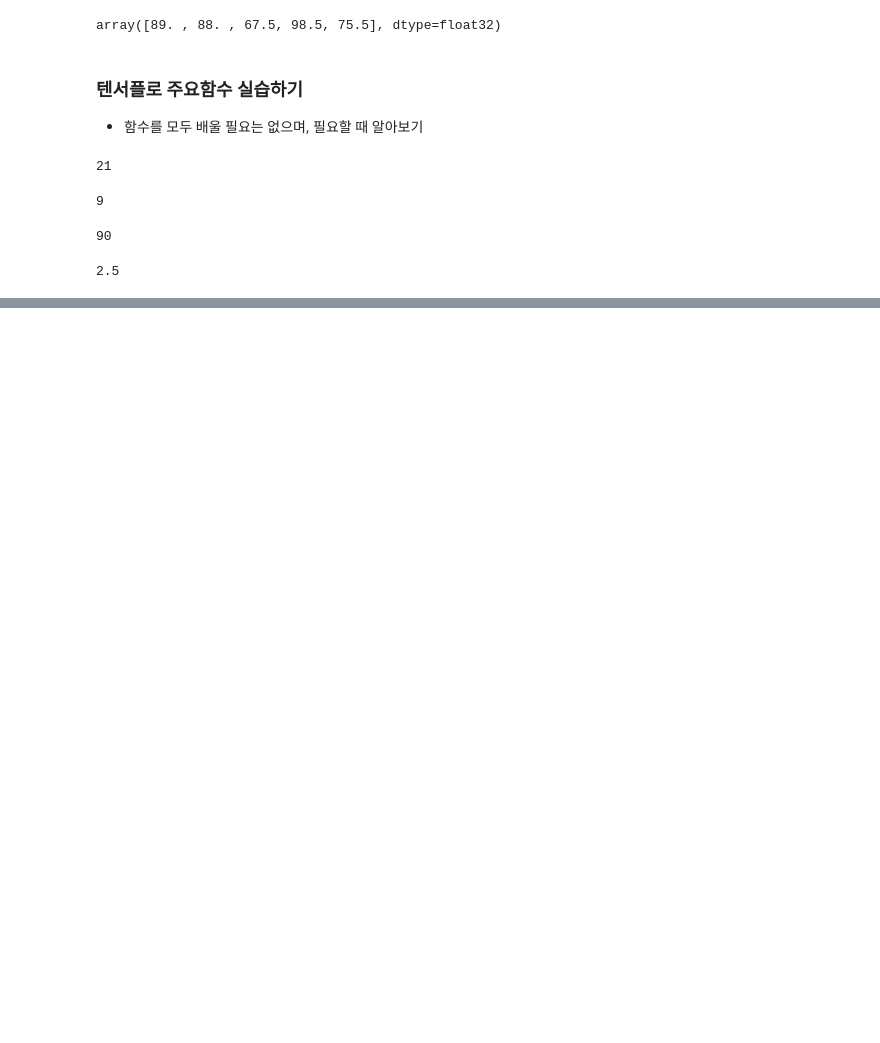
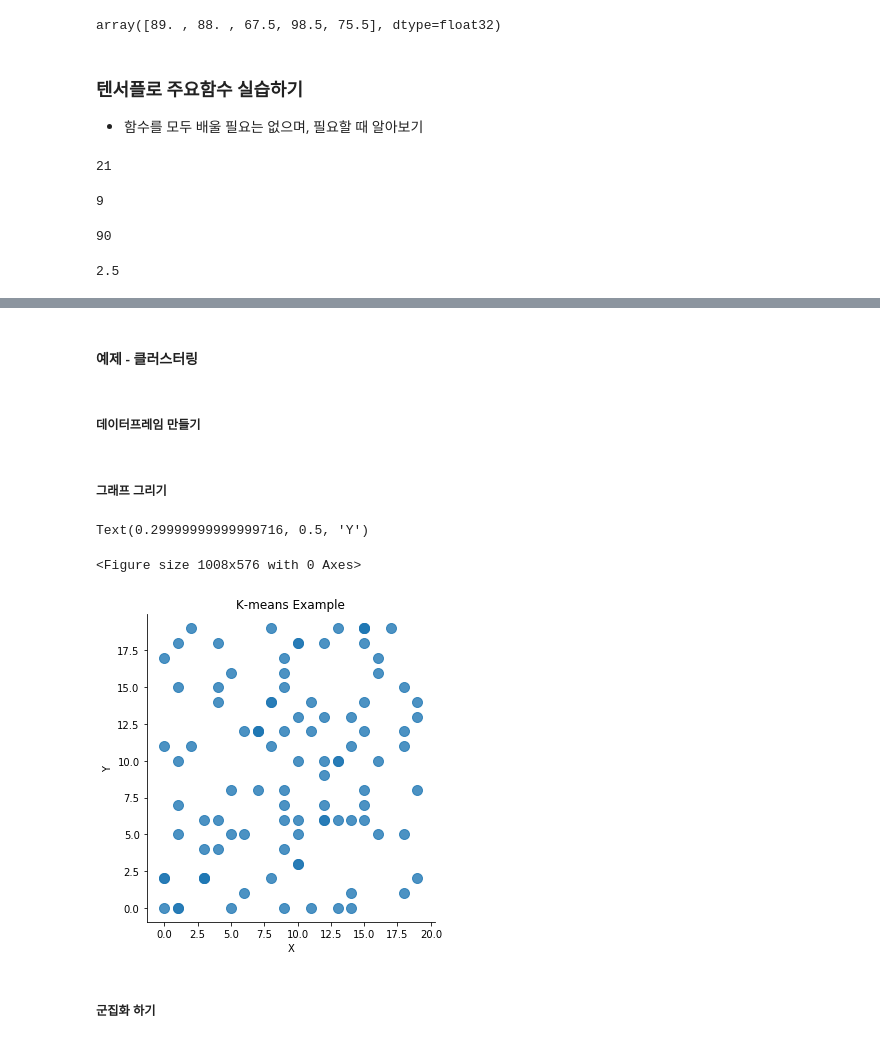
Before and after one commit to 951237/teachableMachine, a Jupyter notebook: TIL_2020_02.ipynb, the cells around one changed output, grey strips where cells are left out. Saved outputs shown, nothing was run; the diff lists cells and outputs as text; code cells hidden in the pictures; blank space fills up the shorter version.

Commit message:
Docs - Update - kmeans 라이브러리 이용하여 군집화 하기

```diff
--- a/TIL_2020_02.ipynb
+++ b/TIL_2020_02.ipynb
@@ -142,0 +158,2 @@ sess.run(c)
+# %% [markdown]
+#### 예제 - 클러스터링
@@ -142,0 +166,22 @@ sess.run(c)
+# %% [markdown]
+##### 데이터프레임 만들기
+# %%
+df = pd.read_csv('/content/drive/My Drive/data/ML/kmean_example.csv', header=None)
+df.columns = ['x', 'y']
+# %% [markdown]
+##### 그래프 그리기
+# %%
+plt.figure(figsize=(14, 8))     # 그래프의 크기 설정하기. 현재 시본에서 작동 안함.
+sns.lmplot('x', 'y', data=df,
+           fit_reg=False,
+           scatter_kws={"s" : 100} # 점의 크기를 100으로 설정하
+           )
+plt.title('K-means Example')
+plt.xlabel('X')
+plt.ylabel('Y')
+# %% [output]
+Text(0.29999999999999716, 0.5, 'Y')
+<Figure size 1008x576 with 0 Axes>
+[figure, added]
+# %% [markdown]
+##### 군집화 하기
```
Also changed, not shown: parts of 6 cells of this notebook.
